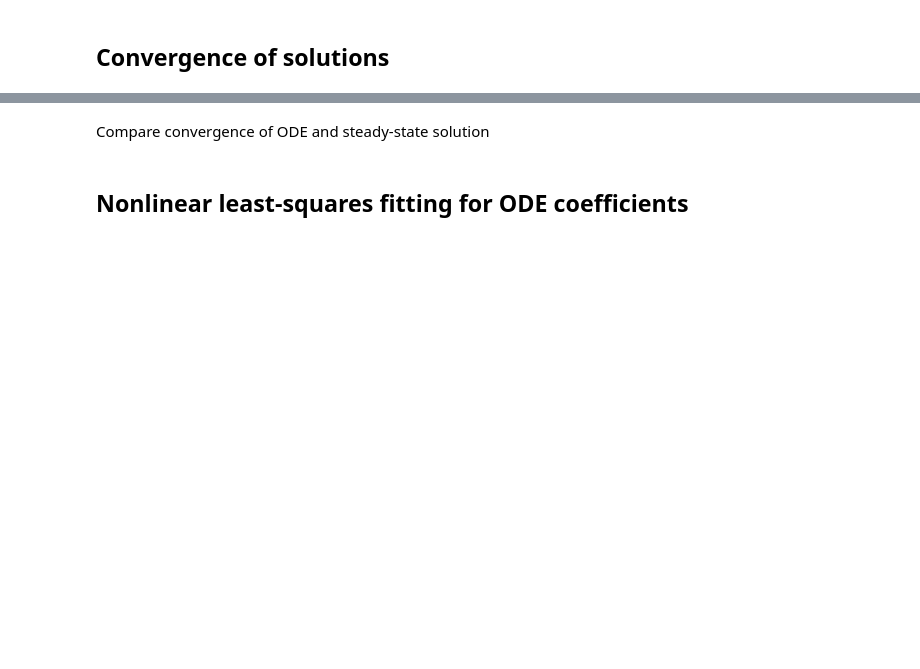
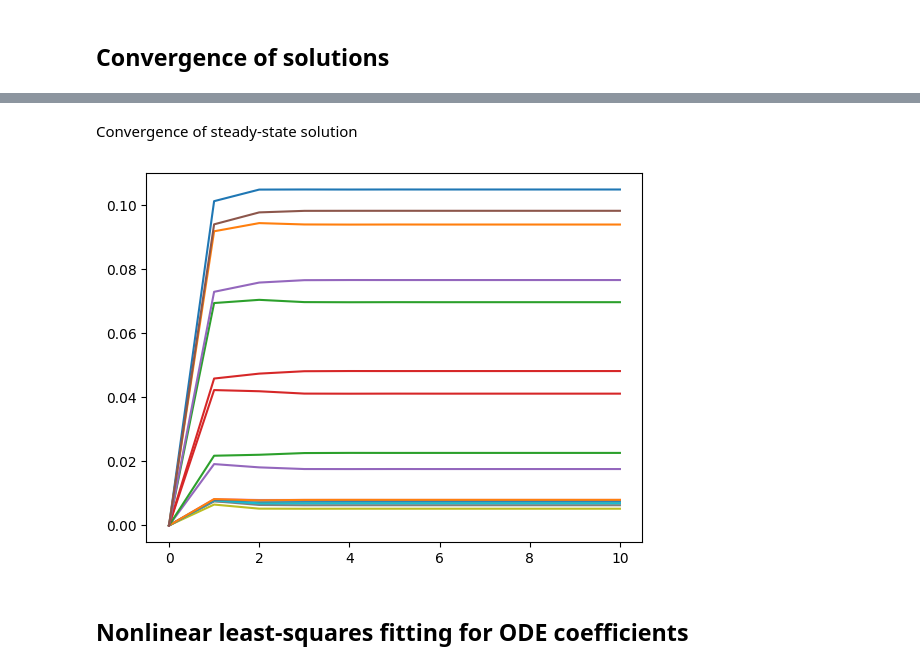
Before and after one commit to morphing-matter-lab/muscle-fiber-model, a Jupyter notebook: main.ipynb, the cells around one changed output, grey strips where cells are left out. Cells and saved outputs as stored; diff of their text form; code cells hidden in the pictures; blank space fills up the shorter version.

```diff
--- a/main.ipynb
+++ b/main.ipynb
@@ -191,5 +215,24 @@ Polar plot of result in face #392
 # %% [markdown]
-Compare convergence of ODE and steady-state solution
+Convergence of steady-state solution
+# %%
+stretch_factor = 1.5
+polymer_frac = np.zeros((F.shape[0], n))
+V = P.copy()
+phi_t = [np.zeros(n)]
+
+for i in range(10):
+  fabsim_py.simulate_membrane(V, P, F, polymer_frac, fixed_dofs, stretch_factor, 0.25, 1.0, e0, e1)
+  stress = fabsim_py.fiber_stress(V, P / stretch_factor, F, n, e0, e1)
+  polymer_frac = fabsim_py.polymer_fraction_steady_state(stress, 1, k1 / k0, kd / k0, frac_f, frac_s)
+  phi_t.append(polymer_frac[face_id, :].copy())
+
+phi_t = np.array(phi_t)
+
+for i in range(n):
+  plt.plot(phi_t[:, i])
+plt.show()
+# %% [output]
+[figure, added]
 # %% [markdown]
 ## Nonlinear least-squares fitting for ODE coefficients
 # %%
```
Also changed, not shown: parts of 13 cells of this notebook.
